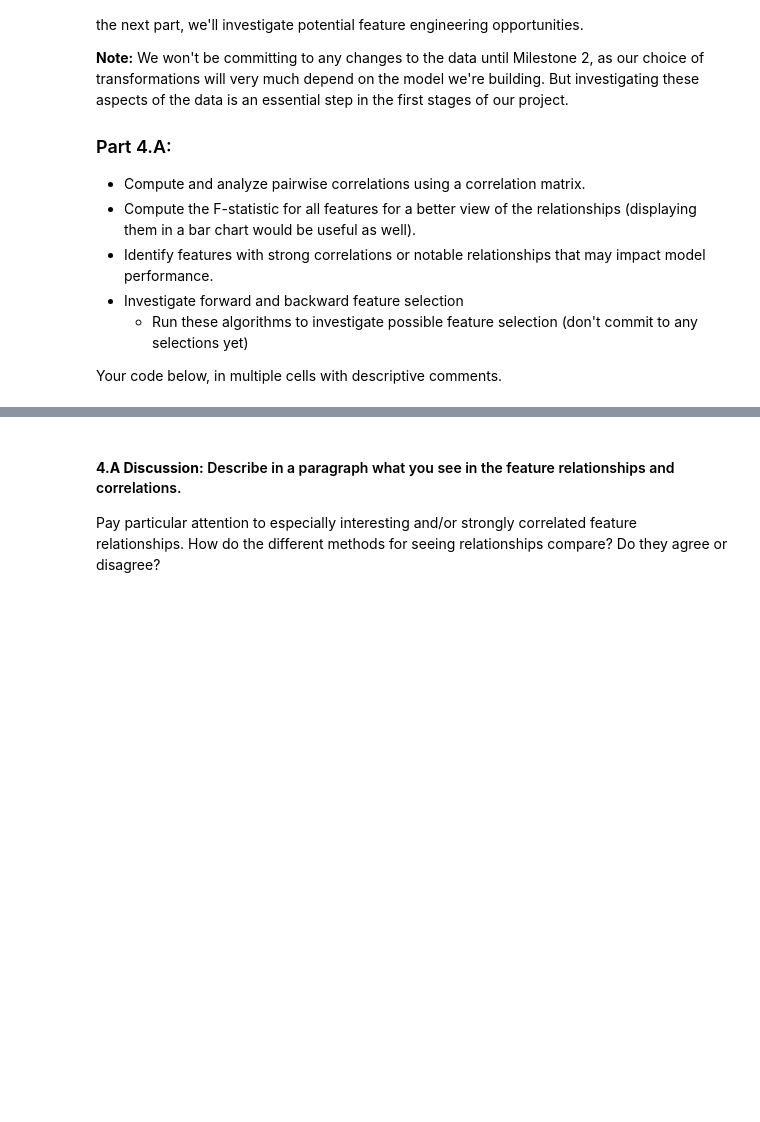
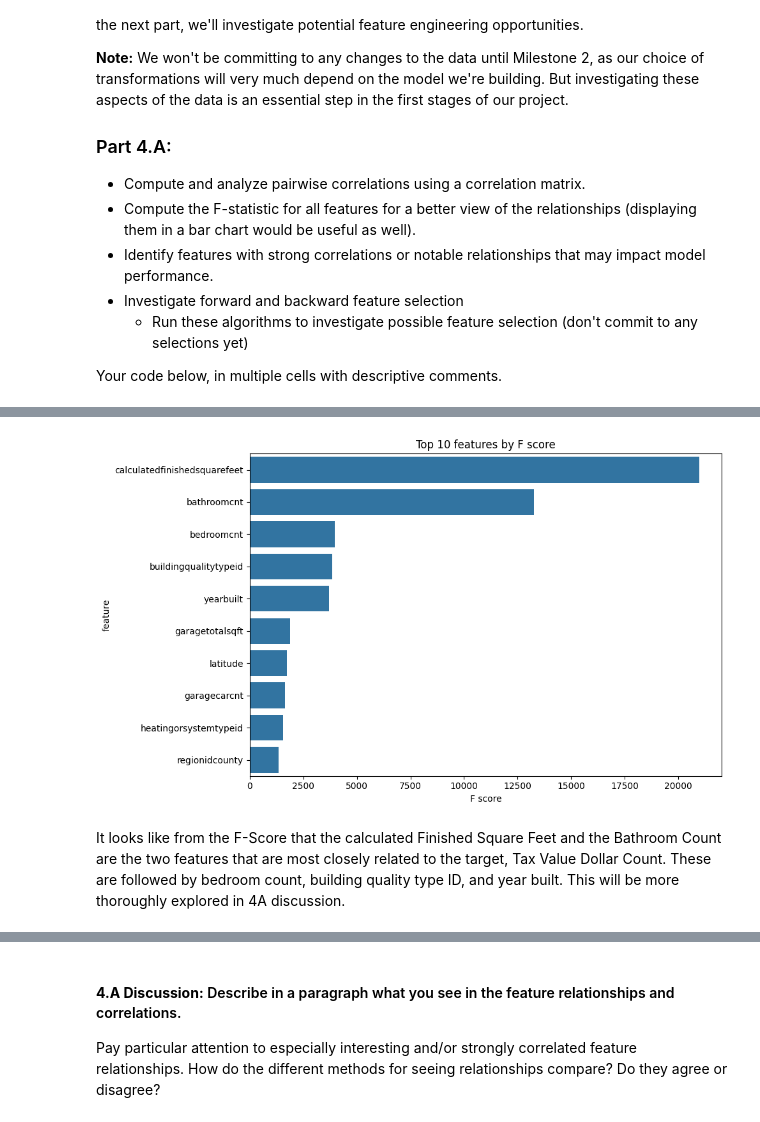
Before and after one commit to Thyde-027/DX603-Milestone-Projects, a Jupyter notebook: Milestone_01.ipynb, the cells around one changed output, grey strips where cells are left out. Cells and saved outputs as stored; diff of their text form; code cells hidden in the pictures; blank space fills up the shorter version.

```diff
--- a/Milestone_01.ipynb
+++ b/Milestone_01.ipynb
@@ -1008,0 +1066,19 @@ Your code below, in multiple cells with descriptive comments.
+# %%
+#report F-Scores as a decending bar chart
+
+results = pd.DataFrame({
+"feature": X.columns,
+"F_score": f_scores,
+}).sort_values("F_score", ascending=False).reset_index(drop=True)
+
+topN = 10
+plt.figure(figsize=(10, 6))
+sns.barplot(x="F_score", y="feature", data=results.head(topN))
+plt.xlabel("F score")
+plt.title(f"Top {topN} features by F score")
+plt.tight_layout()
+plt.show()
+# %% [output]
+[figure, added]
+# %% [markdown]
+It looks like from the F-Score that the calculated Finished Square Feet and the Bathroom Count are the two features that are most closely related to the target, Tax Value Dollar Count. These are followed by bedroom count, building quality type ID, and year built. This will be more thoroughly explored in 4A discussion.
```
Also changed, not shown: parts of 11 cells of this notebook.
